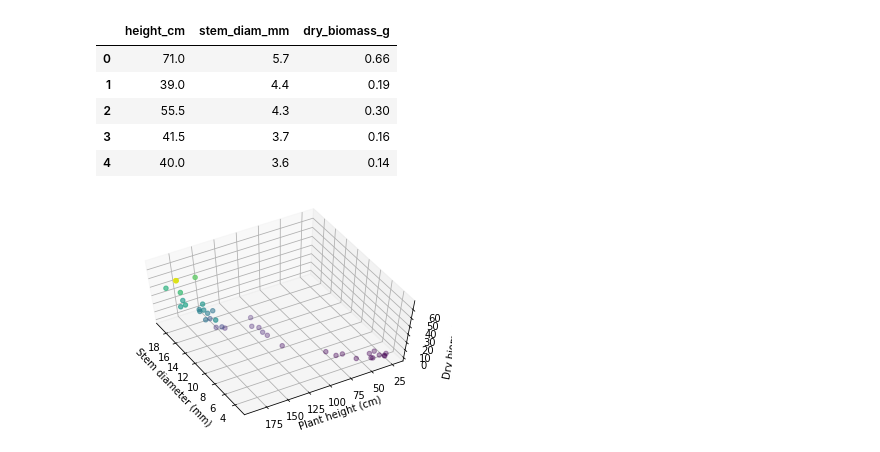
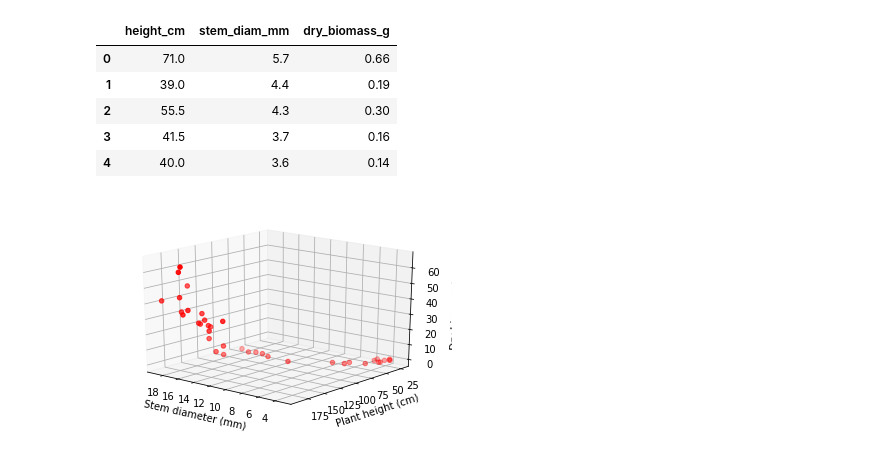
Before and after one commit to andres-patrignani/pynotes, a Jupyter notebook: notebooks/stats_multiple_linear_regression.ipynb, the cells around one changed output. Saved outputs shown, nothing was run; the diff lists cells and outputs as text; code cells hidden in the pictures.

```diff
--- a/notebooks/stats_multiple_linear_regression.ipynb
+++ b/notebooks/stats_multiple_linear_regression.ipynb
@@ -21,25 +21,25 @@ data.head(5)
 # %%
 # Plot raw dataa and fitted model
 # Necessary import for 3d plots.
 # Great tutorial: https://jakevdp.github.io/PythonDataScienceHandbook/04.12-three-dimensional-plotting.html
 
 fig = plt.figure()
 ax = plt.axes(projection='3d')
 
 # Data for three-dimensional scattered points
 zdata = data.dry_biomass_g
 xdata = data.stem_diam_mm
 ydata = data.height_cm
-ax.scatter3D(xdata, ydata, zdata, c=zdata);
+ax.scatter3D(xdata, ydata, zdata, c='r');
 ax.set_xlabel('Stem diameter (mm)')
 ax.set_ylabel('Plant height (cm)')
 ax.set_zlabel('Dry biomass (g)')
 
-ax.view_init(elev=60, azim=150)
+ax.view_init(elev=20, azim=130)
 plt.show()
 
 # elev=None, azim=None
 # elev = elevation angle in the z plane.
 # azim = stores the azimuth angle in the x,y plane.
 # %% [output]
-[figure, old version]
+[figure, new version]
```
Also changed, not shown: parts of 7 cells of this notebook, 4 other files.
